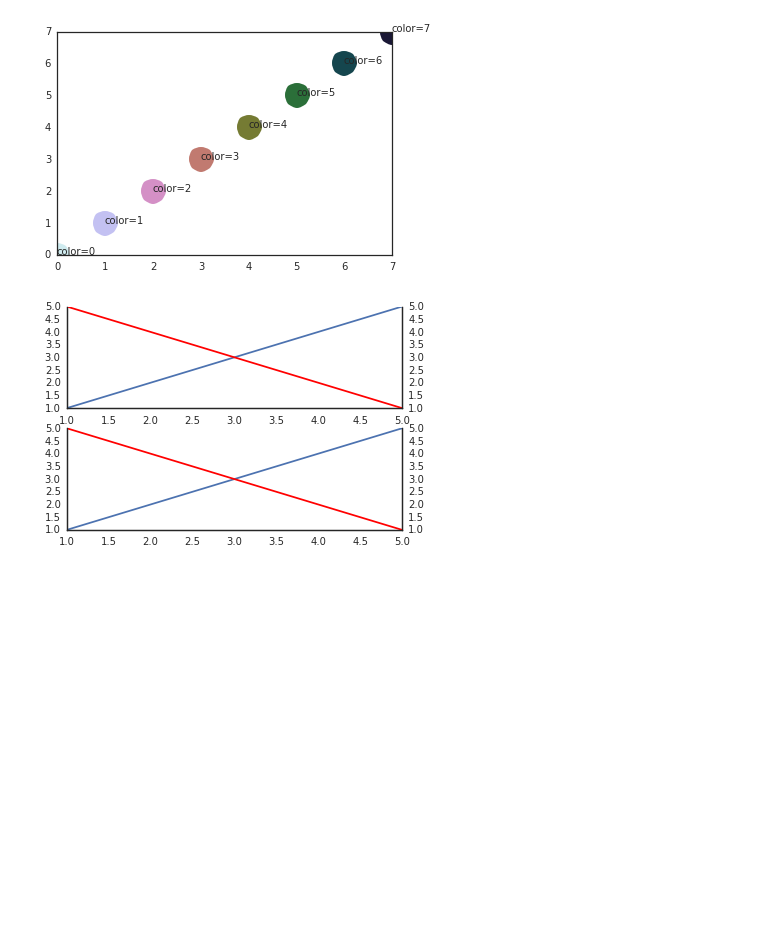
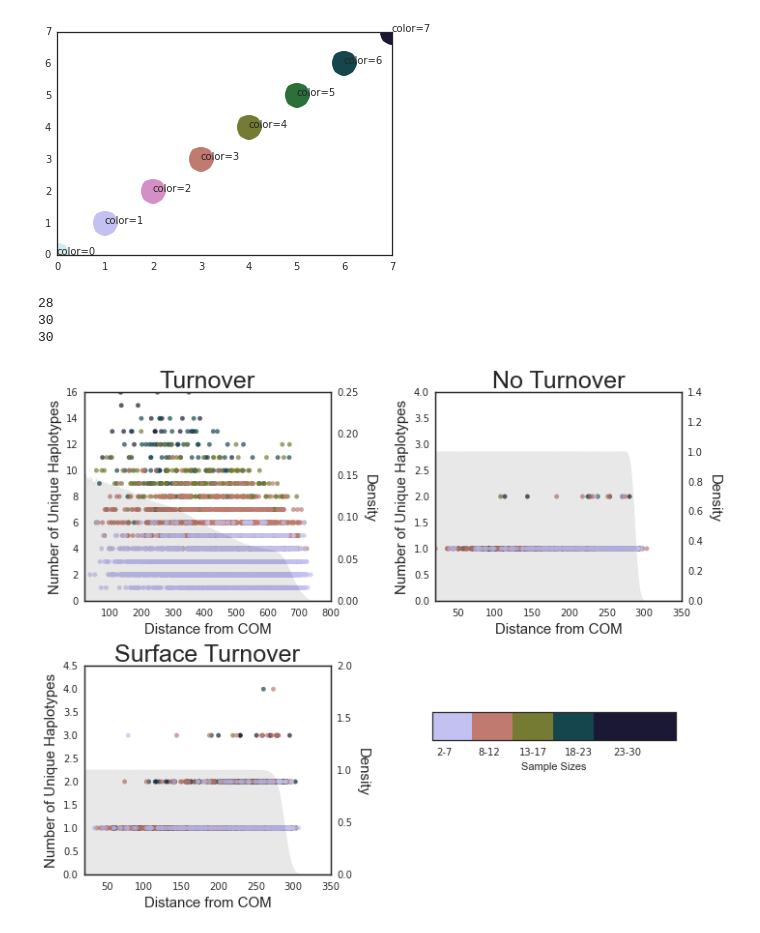
Before and after one commit to zafarali/tumorheterogeneity, a Jupyter notebook: haplotypePlot.ipynb, the cells around one changed output. Cells and saved outputs as stored; diff of their text form; code cells hidden in the pictures; blank space fills up the shorter version.

```diff
--- a/haplotypePlot.ipynb
+++ b/haplotypePlot.ipynb
@@ -151,14 +151,14 @@ fig = plt.figure(figsize=(10,8))
 
 ax1 = fig.add_subplot(221)
 
-r = np.load('./hists/1_0_1/1_0_1_outs_r_meaned.npy')
-rho = np.load('./hists/1_0_1/1_0_1_outs_rho_corrected.npy')
+r = np.load('./hist2/1_0_1/1_0_1_outs_r_meaned.npy')
+rho = np.load('./hist2/1_0_1/1_0_1_outs_rho_corrected.npy')
 ax1_r = ax1.twinx()
 # ax1_r.plot(r,rho)
 ax1_r.fill_between(r, rho,alpha=0.09,color=(0,0,0))
 ax1_r.set_ylabel('Density', rotation=-90,labelpad=20, fontsize=15)
 
-plot_hist('./June29outs/1_0_1_outs/pipe_out_Wed_Jun_29_11_54_28_2016/statistics.csv', ax1, max_sample=30)
+plot_hist('./Jul5/1_0_1_outs_2/pipe_out_Tue_Jul__5_13_00_18_2016/statistics.csv', ax1, max_sample=30)
 
 ax1.set_xlim([20,800])
 ax1.set_title('Turnover', fontsize=25)
@@ -168,8 +168,8 @@ ax1.set_ylim([0,16])
 
 ax2 = fig.add_subplot(222)
 
-r = np.load('./hists/1_0_0/1_0_0_outs_r_meaned.npy')
-rho = np.load('./hists/1_0_0/1_0_0_outs_rho_corrected.npy')
+r = np.load('./hist2/1_0_0/1_0_0_outs_r_meaned.npy')
+rho = np.load('./hist2/1_0_0/1_0_0_outs_rho_corrected.npy')
 
 ax2_r = ax2.twinx()
 # ax2_r.plot(r,rho, zorder=1)
@@ -177,7 +177,7 @@ ax2_r.fill_between(r, rho,alpha=0.09,color=(0,0,0))
 ax2_r.set_ylabel('Density', rotation=-90,labelpad=20, fontsize=15)
 
 
-plot_hist('./June29outs/1_0_0_outs/pipe_out_Tue_Jun_28_18_02_22_2016/statistics.csv', ax2, max_sample=30)
+plot_hist('./Jul5/1_0_0_outs_3/pipe_out_Mon_Jul__4_20_54_51_2016/statistics.csv', ax2, max_sample=30)
 
 
 ax2.set_title('No Turnover', fontsize=25)
@@ -189,46 +189,49 @@ ax2.set_ylabel('Number of Unique Haplotypes', fontsize=15)
 ax3 = fig.add_subplot(223)
 # ax3.set(zorder=5)
 # ax3.
-r = np.load('./hists/1_1_1/1_1_1_outs_r_meaned.npy')
-rho = np.load('./hists/1_1_1/1_1_1_outs_rho_corrected.npy')
+r = np.load('./hist2/1_1_1/1_1_1_outs_r_meaned.npy')
+rho = np.load('./hist2/1_1_1/1_1_1_outs_rho_corrected.npy')
 ax3_r = ax3.twinx()
 # ax3_r.set(zorder=1)
 # ax3_r.plot(r,rho)
 ax3_r.fill_between(r, rho,alpha=0.09,color=(0,0,0))
 ax3_r.set_ylabel('Density', rotation=-90, labelpad=20, fontsize=15)
 
-plot_hist('./June29outs/1_1_1_outs/pipe_out_Wed_Jun_29_12_32_22_2016/statistics.csv', ax3, max_sample=30)
+plot_hist('./Jul5/1_1_1_outs_2/pipe_out_Tue_Jul__5_09_38_50_2016/statistics.csv', ax3, max_sample=30)
 
 
 ax3.set_title('Surface Turnover', fontsize=25)
 ax3.set_ylim([0,4.5])
 ax3.set_xlim([20,350])
 ax3.set_xlabel('Distance from COM', fontsize=15)
 ax3.set_ylabel('Number of Unique Haplotypes', fontsize=15)
 
 fig.tight_layout(pad=1, w_pad=2)
 # sns.despine(top=True,left=False,right=False)
 
 # cbar = fig.colorbar(ticks=[-1,0,1], orientation='horizontal')
 # ax3 = fig.add_axes([0.05, -0.15, 0.1, 0.05])
 ax4 = fig.add_subplot(224)
 ax4.set_position([0.57, 0.318, 0.35,0.05])
 
 cb = mpl.colorbar.ColorbarBase(ax4, cmap=create_colormap(return_colormap=True),
 #                                 tick=['2-7', '8-13', '14-19', '20-25', '26-30'],
 #                                 extend='both',
                                 # Make the length of each extension
                                 # the same as the length of the
                                 # interior colors:
 #                                 extendfrac='auto',
 #                                 ticks=bounds,
                                 spacing='uniform',
                                 orientation='horizontal')
 cb.set_label('Sample Sizes')
 cb.set_ticks(list(np.linspace(0.05,0.6,4))+[0.8])
 cb.set_ticklabels(['2-7', '8-12', '13-17', '18-23', '23-30'])
 plt.savefig('test2.pdf', dpi=300)
 plt.savefig('test2.svg', dpi=300)
-plt.savefig('test2.png', dpi=300)
+plt.savefig('test2.png', dpi=600)
 # %% [output]
+28
+30
+30
-[figure, old version]
+[figure, new version]
```
Also changed, not shown: parts of 5 cells of this notebook, 5 other files.
